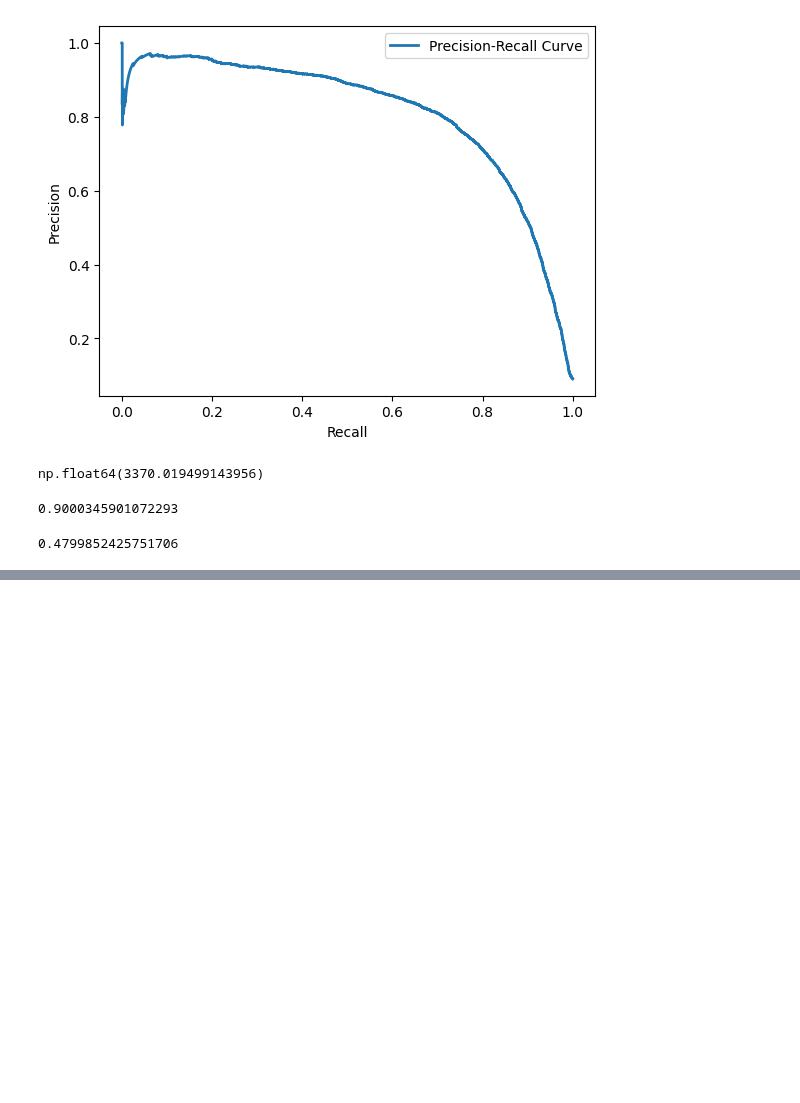
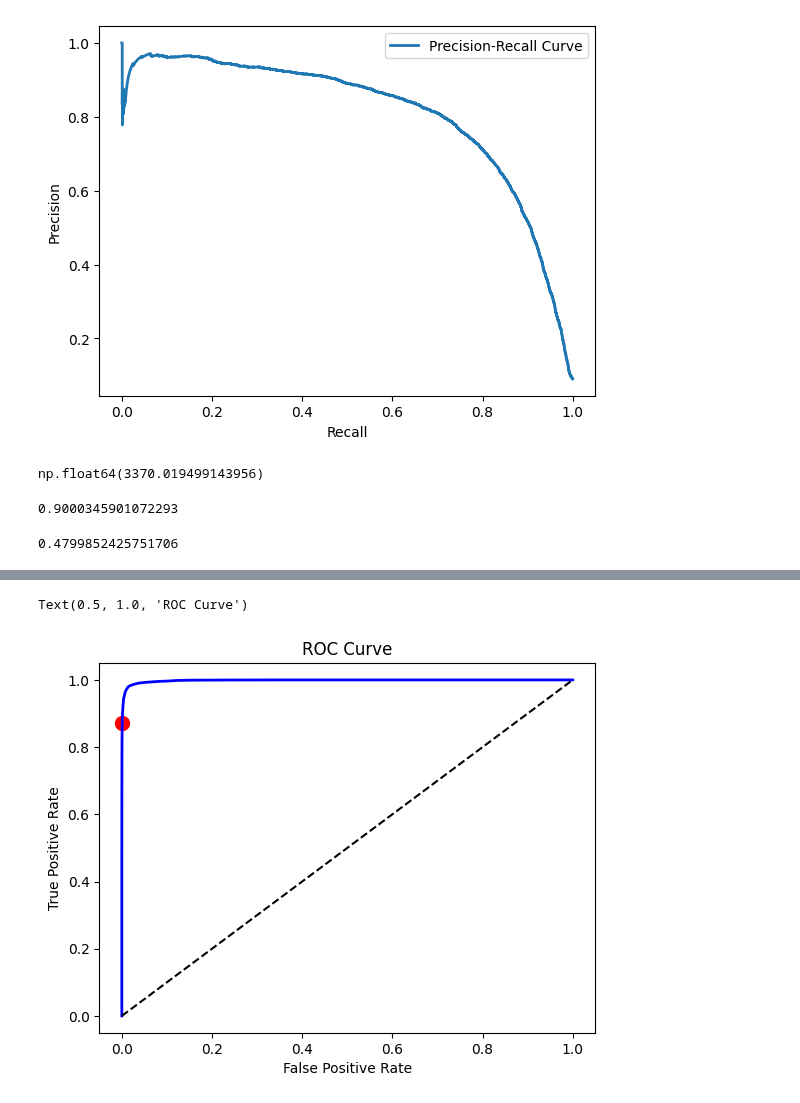
Before and after one commit to hassin070/hands_on_ML_, a Jupyter notebook: chapter_3.ipynb, the cells around one changed output, grey strips where cells are left out. Cells and saved outputs as stored; diff of their text form; code cells hidden in the pictures; blank space fills up the shorter version.

```diff
--- a/chapter_3.ipynb
+++ b/chapter_3.ipynb
@@ -176,0 +225,13 @@ recall_score(y_train_5, y_train_pred_90)
+# %%
+forest_fpr, forest_tpr, forest_thresholds = roc_curve(y_train_5, clf_proba[:, 1])
+idx_for_threshold_at_90 = (forest_thresholds <= 0.5).argmax()
+fpr_90_forest, tpr_90_forest = forest_fpr[idx_for_threshold_at_90], forest_tpr[idx_for_threshold_at_90]
+plt.plot(fpr_90_forest, tpr_90_forest, 'ro', label='Random Forest ROC Curve at 90% threshold', markersize=10)
+plt.plot(forest_fpr, forest_tpr, '-b', label='Random Forest ROC Curve', linewidth=2)
+plt.plot([0,1], [0,1], 'k--', label='Random Classifiers ROC Curve')
+plt.xlabel('False Positive Rate')
+plt.ylabel('True Positive Rate')
+plt.title('ROC Curve')
+# %% [output]
+Text(0.5, 1.0, 'ROC Curve')
+[figure, added]
```
Also changed, not shown: parts of 9 cells of this notebook.
